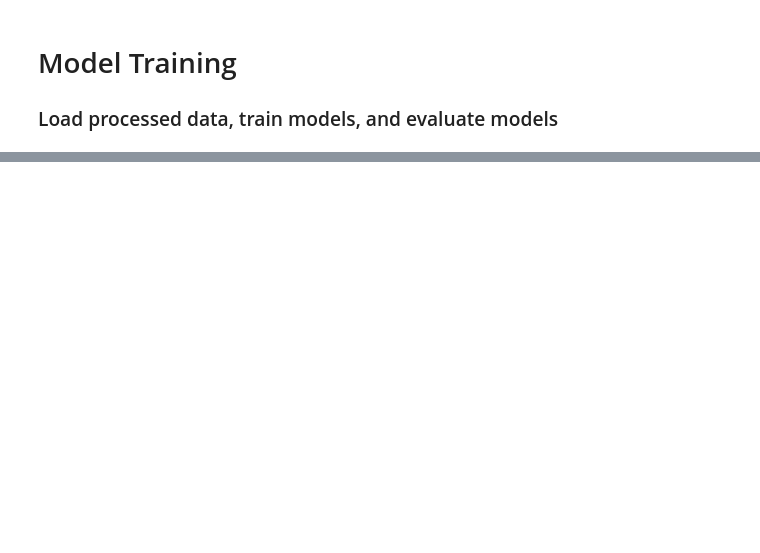
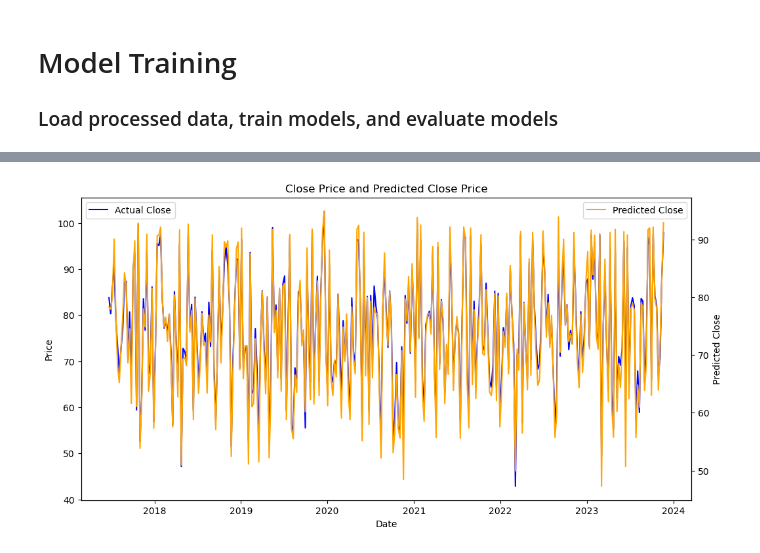
Before and after one commit to KWagnerCS/StockPredictor, a Jupyter notebook: notebooks/04_model_training.ipynb, the cells around one changed output, grey strips where cells are left out. Drawn from its saved outputs; the diff is of its cells as text; code cells hidden in the pictures; blank space fills up the shorter version.

Commit message:
adjusted data set

```diff
--- a/notebooks/04_model_training.ipynb
+++ b/notebooks/04_model_training.ipynb
@@ -23,0 +4,8 @@ Scores:  [ -0.62949866  -0.6261006   -0.34682793 -35.22939436  -2.80657729]
+# %%
+import pandas as pd
+import matplotlib.pyplot as plt
+import numpy as np
+from sklearn.model_selection import train_test_split
+
+df = pd.read_csv('../data/processed/RTX_merged_substituted_labeled_df.csv')
+df.head()
@@ -24 +19,10 @@ Scores:  [ -0.62949866  -0.6261006   -0.34682793 -35.22939436  -2.80657729]
+# %%
+# Create the feature data set
+features = ['Open', 'High', 'Low', 'Adj Close', 'Volume', 'Compound Score']
+X = df[features]
+# Create target data set
+y = np.array(df['Next Adj Close'])
+
+#Split data
+X_train, X_test, y_train, y_test = train_test_split(X, y, test_size=0.2, random_state=0)
 # %%
@@ -183,0 +167,21 @@ plt.show()
+# %%
+fig, ax1 = plt.subplots(figsize=(12, 6))
+date_range = pd.date_range(start=df['Date'].iloc[0], end=df['Date'].iloc[-1], periods=len(y_test))
+
+# Stock data plot
+ax1.set_xlabel('Date')
+ax1.set_ylabel('Adjacent Price')
+ax1.plot(date_range, y_test, label='Actual Close', color='blue')
+ax1.legend(loc='upper left')
+
+# Predicted score plot
+ax2 = ax1.twinx()
+ax2.set_ylabel('Predicted Close')
+ax2.plot(date_range, booboo, label='Predicted Close', color='orange')
+ax2.legend(loc='upper right')
+
+plt.title('Close Price and Predicted Close Price')
+
+plt.show()
+# %% [output]
+[figure, added]
```
Also changed, not shown: parts of 13 cells of this notebook, 3 other files.
